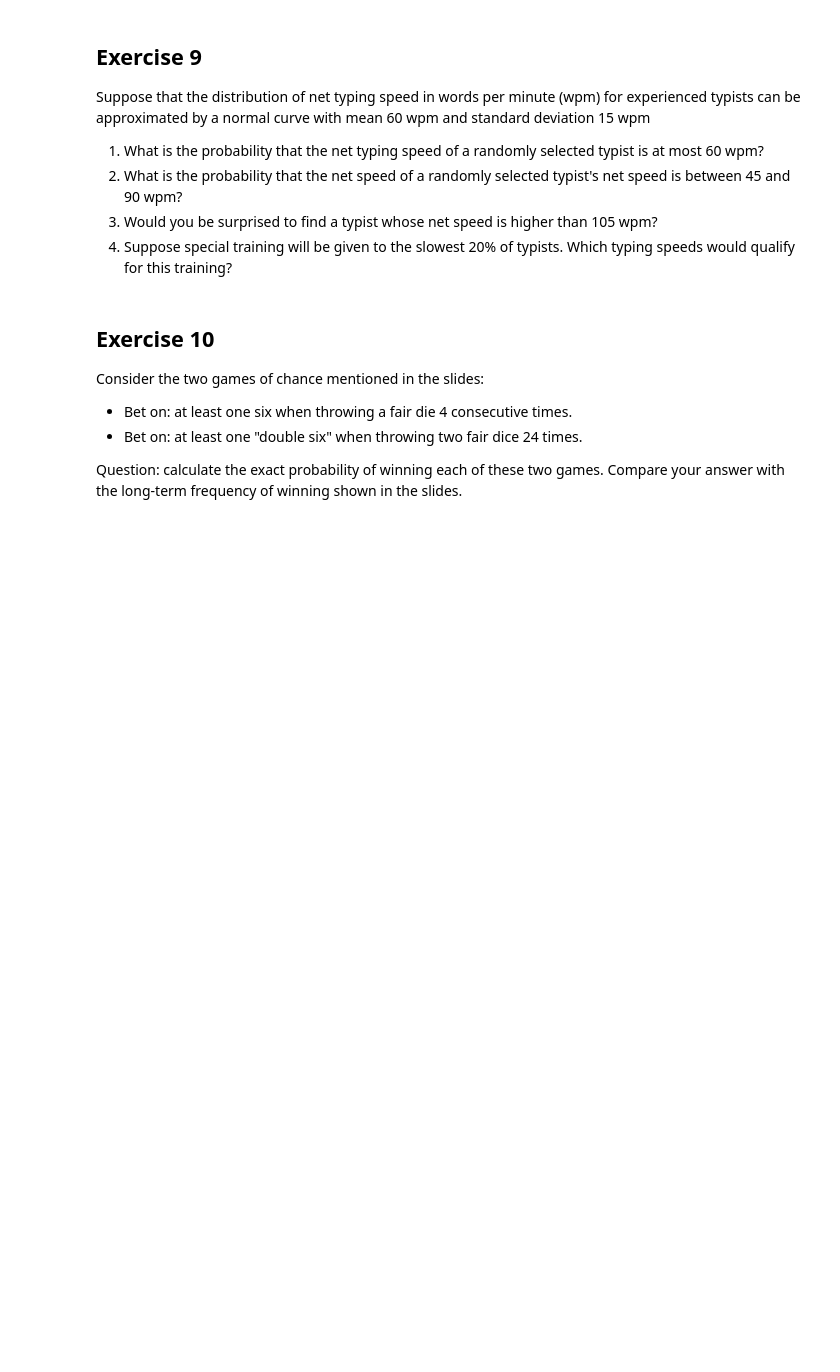
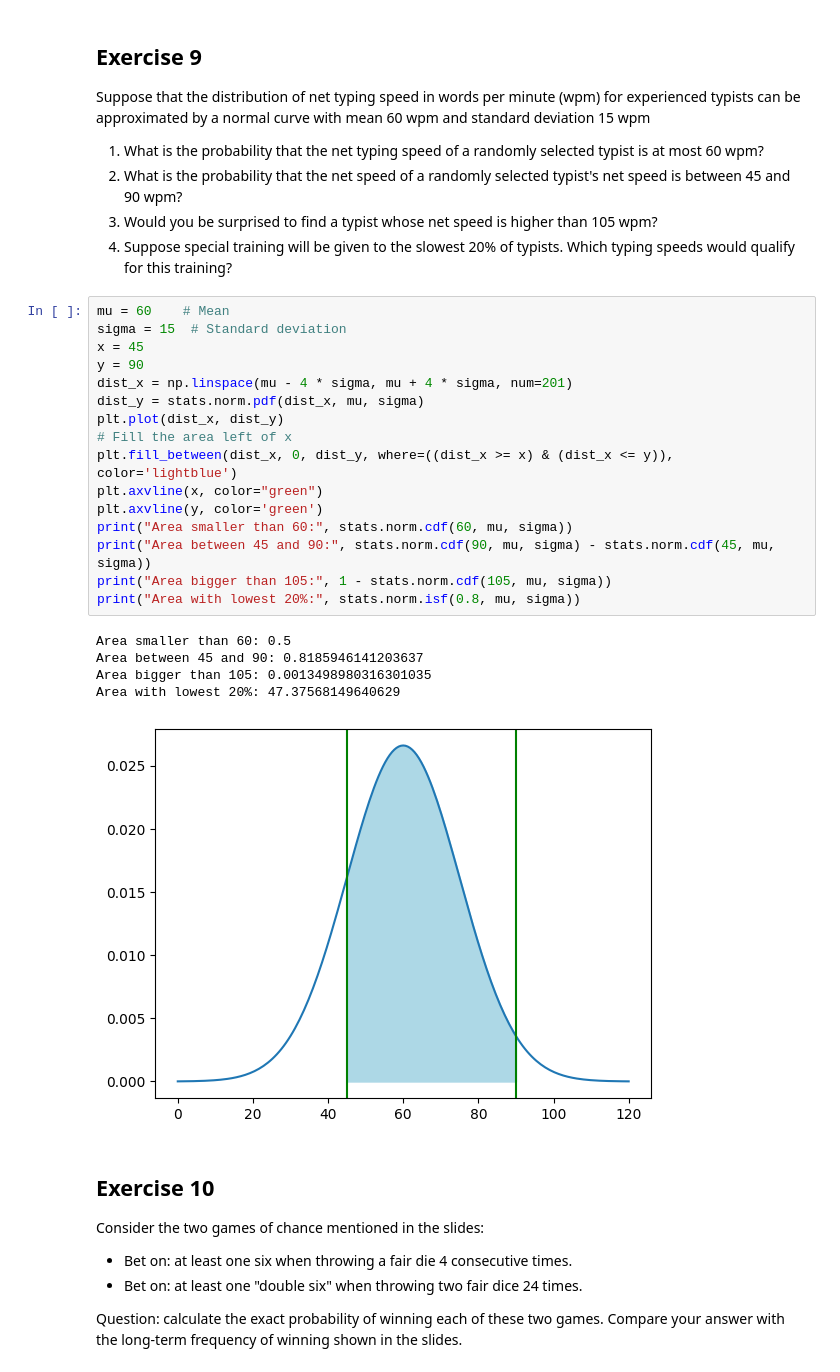
Before and after one commit to Vincent-Gielen/dsai-ex, a Jupyter notebook: 3-central-limit-testing/lab-3.01-probability-2024.ipynb, the cells around one changed output. Saved outputs shown, nothing was run; the diff lists cells and outputs as text; blank space fills up the shorter version.

```diff
--- a/3-central-limit-testing/lab-3.01-probability-2024.ipynb
+++ b/3-central-limit-testing/lab-3.01-probability-2024.ipynb
@@ -227,6 +243,28 @@ net speed is between 45 and 90 wpm?
 3. Would you be surprised to find a typist
 whose net speed is higher than 105 wpm?
 4. Suppose special training will be given to the slowest 20% of typists. Which typing speeds would qualify for this training?
+# %%
+mu = 60    # Mean
+sigma = 15  # Standard deviation
+x = 45
+y = 90
+dist_x = np.linspace(mu - 4 * sigma, mu + 4 * sigma, num=201)
+dist_y = stats.norm.pdf(dist_x, mu, sigma)
+plt.plot(dist_x, dist_y)
+# Fill the area left of x
+plt.fill_between(dist_x, 0, dist_y, where=((dist_x >= x) & (dist_x <= y)), color='lightblue')
+plt.axvline(x, color="green")
+plt.axvline(y, color='green')
+print("Area smaller than 60:", stats.norm.cdf(60, mu, sigma))
+print("Area between 45 and 90:", stats.norm.cdf(90, mu, sigma) - stats.norm.cdf(45, mu, sigma))
+print("Area bigger than 105:", 1 - stats.norm.cdf(105, mu, sigma))
+print("Area with lowest 20%:", stats.norm.isf(0.8, mu, sigma))
+# %% [output]
+Area smaller than 60: 0.5
+Area between 45 and 90: 0.8185946141203637
+Area bigger than 105: 0.0013498980316301035
+Area with lowest 20%: 47.37568149640629
+[figure, added]
 # %% [markdown]
 ## Exercise 10
 
```
Also changed, not shown: parts of 2 cells of this notebook, 1 other file.
